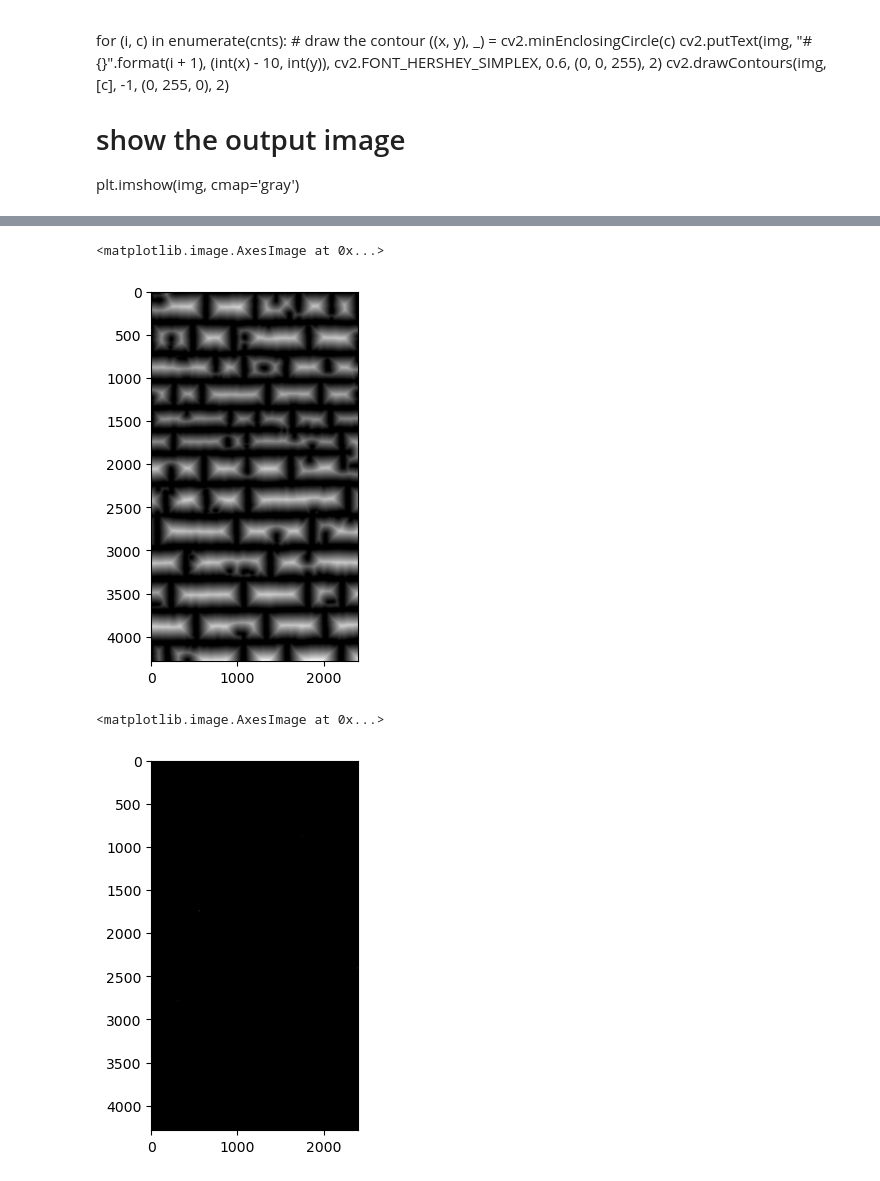
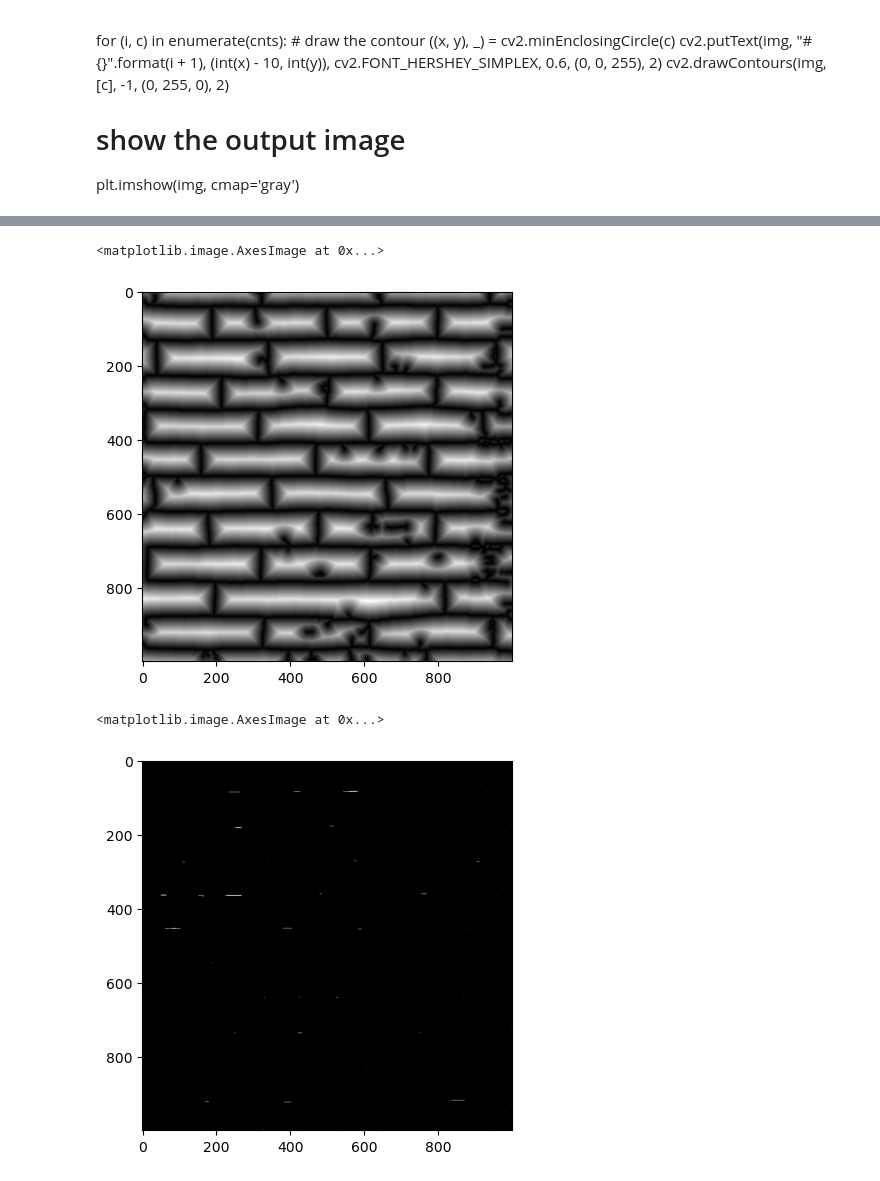
Before and after one commit to Mysterymanreturns/MasonryDefectSegmentation, a Jupyter notebook: watershed_test1.ipynb, the cells around one changed output, grey strips where cells are left out. Drawn from its saved outputs; the diff is of its cells as text; code cells hidden in the pictures.

```diff
--- a/watershed_test1.ipynb
+++ b/watershed_test1.ipynb
@@ -42,6 +36,6 @@ im.save('testdata/testoutputtemp.png')
 # %%
 #img = Image.open('testdata/testoutputtemp.jpg')
-img = Image.open('testdata/testoutputtemp.png')
+img = Image.open('testoutputtemp.png')
 imginv = img #ImageOps.invert(img)
 imginv = np.array(imginv)
 thresh = threshold_mean(img)
@@ -102,0 +97,3 @@ plt.imshow(imgb, cmap='gray')
+# %%
+from skimage.morphology import skeletonize
+img2 = skeletonize(1-img2)
@@ -146,7 +148,7 @@ plt.imshow(img, cmap='gray')
 # compute the exact Euclidean distance from every binary
 # pixel to the nearest zero pixel, then find peaks in this
 # distance map
-D = ndimage.distance_transform_edt(img2)
+D = ndimage.distance_transform_edt(1-img2)
 
 #morphology.h_minima(D)
 #coords = peak_local_max(D, num_peaks=90)
@@ -164,7 +166,7 @@ plt.imshow(img2, cmap='gray')
 plt.imshow(D, cmap='gray')
 # %% [output]
 <matplotlib.image.AxesImage at 0x...>
-[figure, old version]
+[figure, new version]
 # %%
 D2 = D/255
 # %%
@@ -172,11 +174,11 @@ D2 = D/255
 # %%
 #segmentation.flood_fill(D, seed_point, new_value, *, footprint=None, connectivity=None, tolerance=None, in_place=False)
 # %%
-maxima= morphology.h_maxima(D, 40)
+maxima= morphology.h_maxima(D, 15)
 plt.imshow(maxima, cmap='gray')
 # %% [output]
 <matplotlib.image.AxesImage at 0x...>
-[figure, old version]
+[figure, new version]
 # %%
 markers, _ = ndimage.label(maxima)
 plt.imshow(markers)
```
Also changed, not shown: parts of 38 cells of this notebook, 10 other files.
